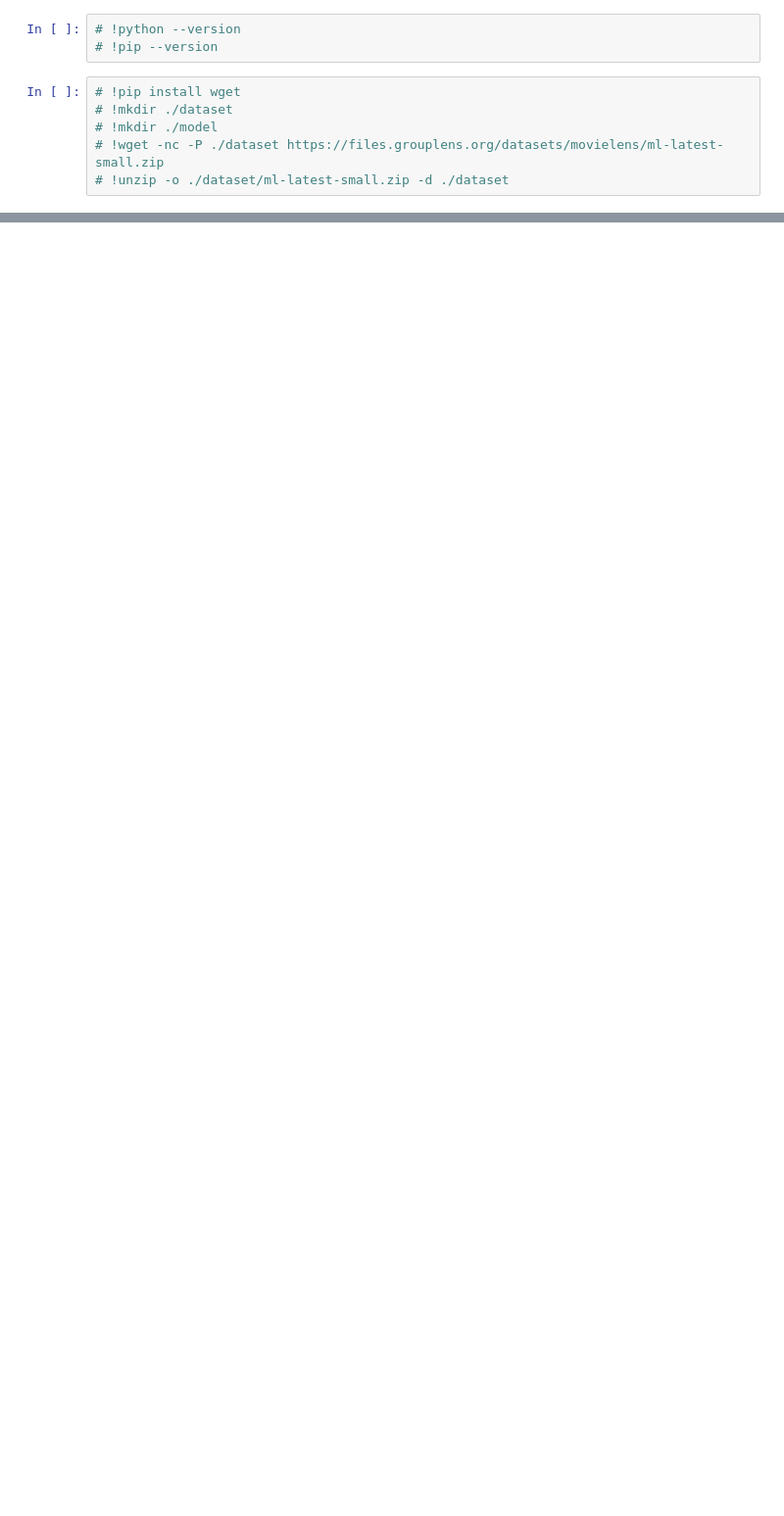
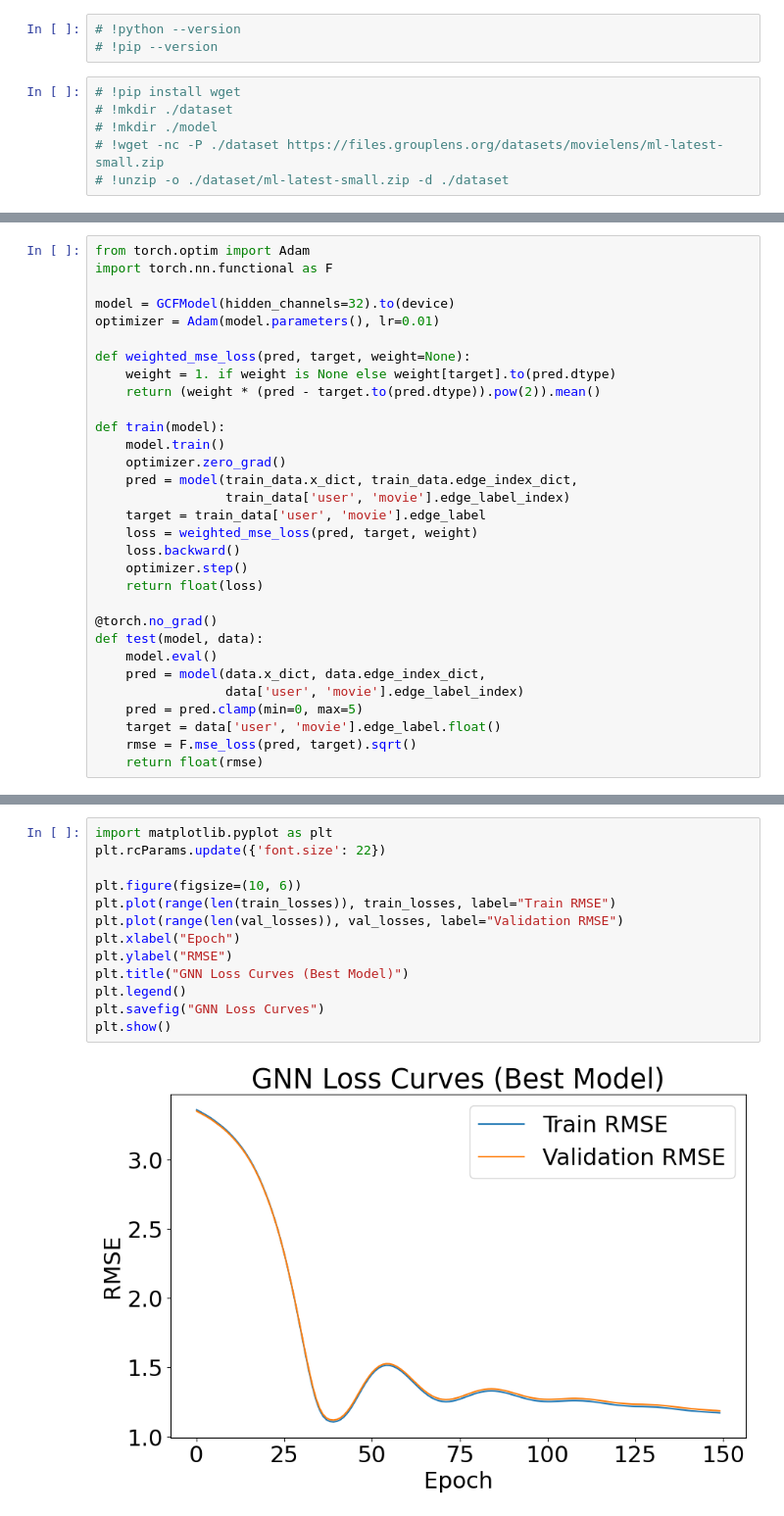
Before and after one commit to 4ry1337/CollaborationFiltering, a Jupyter notebook: implementation.ipynb, the cells around one changed output, grey strips where cells are left out. Shown: that part at 98% size. Drawn from its saved outputs; the diff is of its cells as text; blank space fills up the shorter version.

```diff
--- a/implementation.ipynb
+++ b/implementation.ipynb
@@ -387,0 +145,31 @@ logging.info(f"NDCG: {average_ndcg}")
+# %%
+from torch.optim import Adam
+import torch.nn.functional as F
+
+model = GCFModel(hidden_channels=32).to(device)
+optimizer = Adam(model.parameters(), lr=0.01)
+
+def weighted_mse_loss(pred, target, weight=None):
+    weight = 1. if weight is None else weight[target].to(pred.dtype)
+    return (weight * (pred - target.to(pred.dtype)).pow(2)).mean()
+
+def train(model):
+    model.train()
+    optimizer.zero_grad()
+    pred = model(train_data.x_dict, train_data.edge_index_dict,
+                 train_data['user', 'movie'].edge_label_index)
+    target = train_data['user', 'movie'].edge_label
+    loss = weighted_mse_loss(pred, target, weight)
+    loss.backward()
+    optimizer.step()
+    return float(loss)
+
+@torch.no_grad()
+def test(model, data):
+    model.eval()
+    pred = model(data.x_dict, data.edge_index_dict,
+                 data['user', 'movie'].edge_label_index)
+    pred = pred.clamp(min=0, max=5)
+    target = data['user', 'movie'].edge_label.float()
+    rmse = F.mse_loss(pred, target).sqrt()
+    return float(rmse)
@@ -387,0 +235,15 @@ logging.info(f"NDCG: {average_ndcg}")
+# %%
+import matplotlib.pyplot as plt
+plt.rcParams.update({'font.size': 22})
+
+plt.figure(figsize=(10, 6))
+plt.plot(range(len(train_losses)), train_losses, label="Train RMSE")
+plt.plot(range(len(val_losses)), val_losses, label="Validation RMSE")
+plt.xlabel("Epoch")
+plt.ylabel("RMSE")
+plt.title("GNN Loss Curves (Best Model)")
+plt.legend()
+plt.savefig("GNN Loss Curves")
+plt.show()
+# %% [output]
+[figure, added]
```
Also changed, not shown: parts of 31 cells of this notebook, 2 other files.
